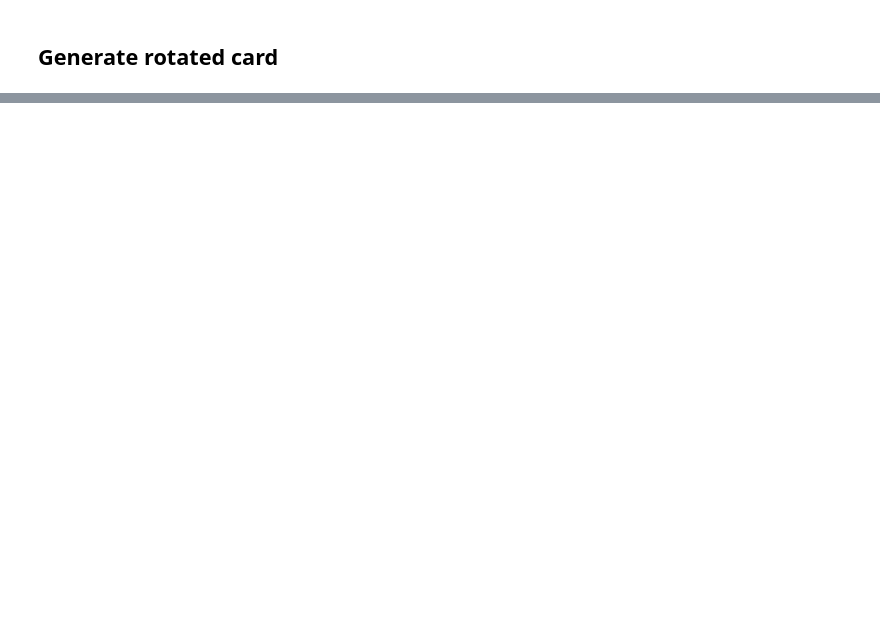
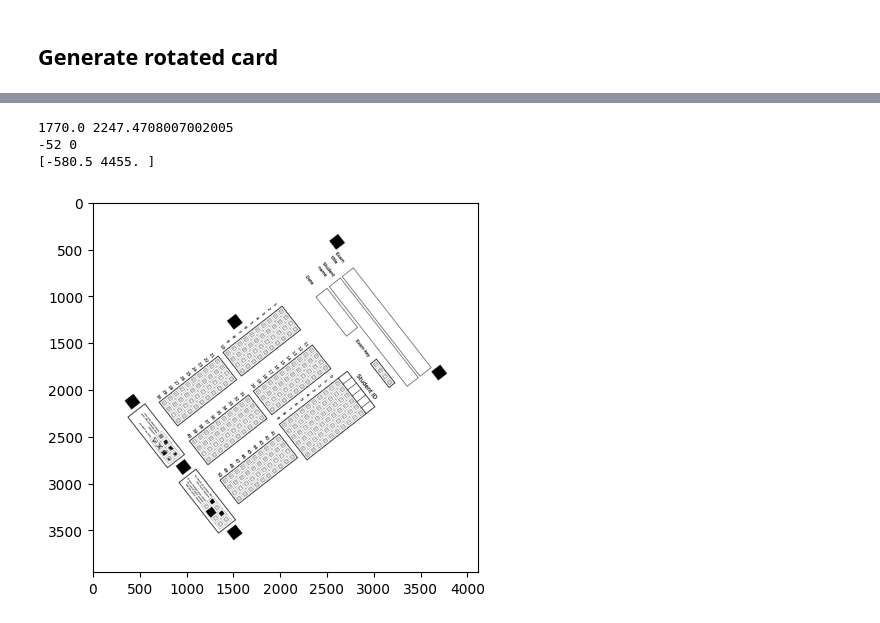
Before and after one commit to cvlab-ai/splinter, a Jupyter notebook: research/rotating/rotating.ipynb, the cells around one changed output, grey strips where cells are left out. Cells and saved outputs as stored; diff of their text form; code cells hidden in the pictures; blank space fills up the shorter version.

```diff
--- a/research/rotating/rotating.ipynb
+++ b/research/rotating/rotating.ipynb
@@ -36,5 +40,5 @@ plt.imshow(result);
 # %%
-gray_image = cv2.cvtColor(result, cv2.COLOR_RGB2GRAY)
+gray_image = cv2.cvtColor(new_image, cv2.COLOR_RGB2GRAY)
 mask = cv2.inRange(gray_image, 0, 150)
 
 # apply morphology
@@ -60,7 +64,7 @@ for rect in squares:
     box = np.int0(box)
     cv2.drawContours(result1, [box], 0, 0, -1)
 
-plt.imshow(result1, cmap='gray', vmin=0, vmax=255)
+# plt.imshow(result1, cmap='gray', vmin=0, vmax=255)
 print(len(squares))
 # %% [output]
 6
@@ -132,0 +147,44 @@ print(set_numeric_values_squares(squares))
+# %%
+def find_middle_of_page(numered_points):
+    zero_pos = np.array(numered_points[0][0])
+    first_pos = np.array(numered_points[1][0])
+    third_pos = np.array(numered_points[3][0])
+    zero_to_one_distance = first_pos - zero_pos
+    zero_to_three_distance = third_pos - zero_pos
+    middle_from_one = first_pos + zero_to_three_distance
+    middle_from_three = third_pos + zero_to_one_distance
+    return (middle_from_one + middle_from_three) / 2
+
+def find_angle_of_page(numered_squares):
+    zero_square = np.array(numered_squares[0][0])
+    first_square = np.array(numered_squares[1][0])
+    opposite_to_angle = zero_square[0] - first_square[0]
+    hypotenuse = sum((zero_square - first_square) ** 2) ** (1/2)
+    print(opposite_to_angle, hypotenuse)
+    return math.asin(opposite_to_angle/hypotenuse) * 180 / math.pi
+
+
+middle_pos = find_middle_of_page(numered_squares)
+new_angle = find_angle_of_page(numered_squares)
+
+# TODO Manage how to calculate angle
+new_angle = int(new_angle + 0.5 * (new_angle / abs(new_angle)))
+if new_angle > 0:
+    if new_angle < 45:
+        new_angle += 90
+    else:
+        new_angle *= -1
+elif new_angle < 0:
+    new_angle += 90
+print(new_angle, angle)
+print(middle_pos)
+# %% [output]
+1770.0 2247.4708007002005
+-52 0
+[-580.5 4455. ]
+# %%
+result = rotate_image(new_image, new_angle)
+
+plt.imshow(result);
+# %% [output]
+[figure, added]
```
Also changed, not shown: parts of 4 cells of this notebook.
